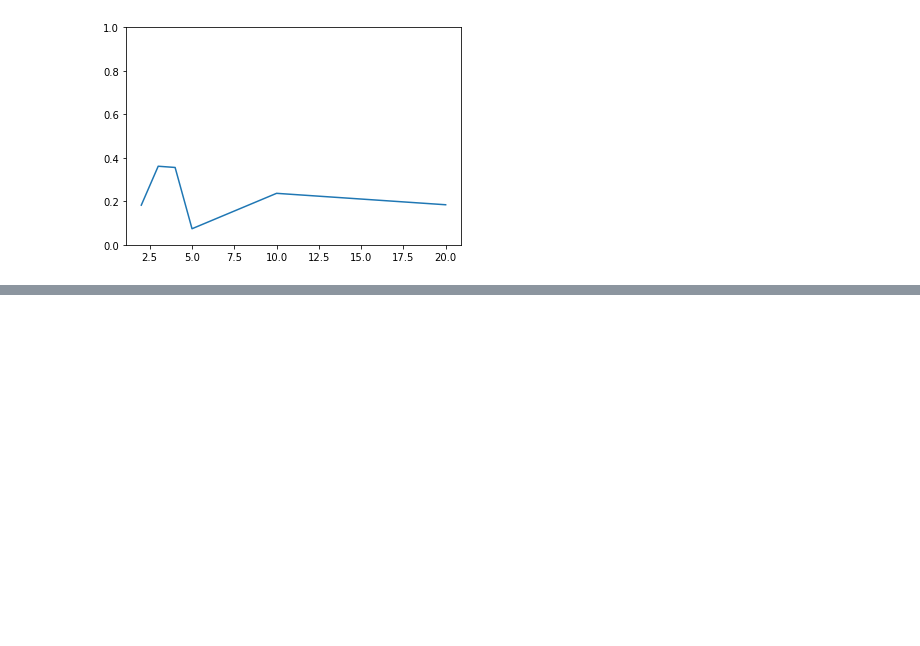
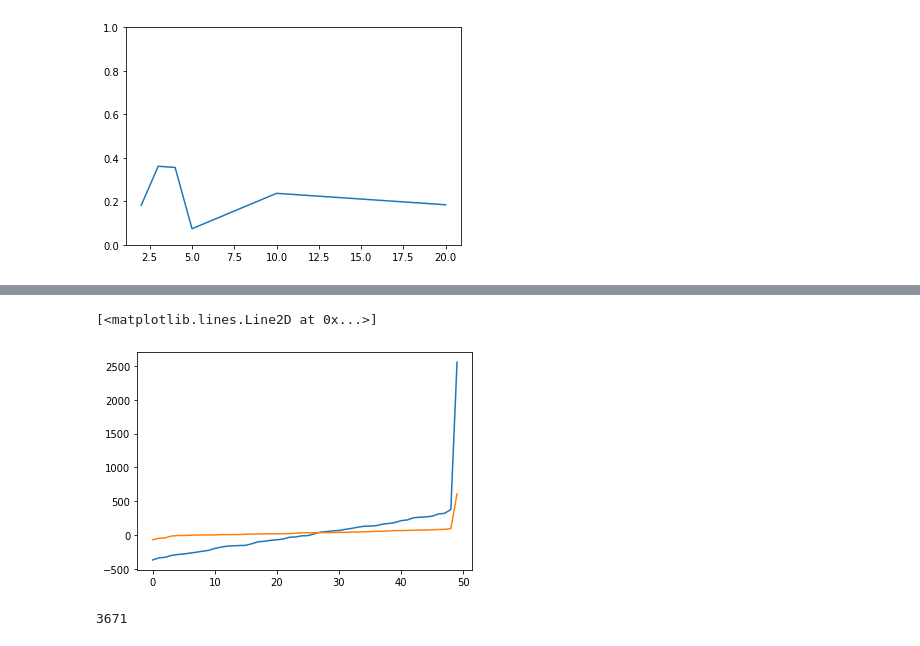
Before and after one commit to ALuchinsky/-Fall2022_CS4170, a Jupyter notebook: analysis/final_analysis.ipynb, the cells around one changed output, grey strips where cells are left out. Cells and saved outputs as stored; diff of their text form; code cells hidden in the pictures; blank space fills up the shorter version.

```diff
--- a/analysis/final_analysis.ipynb
+++ b/analysis/final_analysis.ipynb
@@ -123,0 +151,11 @@ plt.ylim(0,1)
+# %%
+eigs = np.sort(np.linalg.eig(AA)[0])
+plt.plot(eigs)
+plt.plot(np.sort(np.diag(AA)))
+# %% [output]
+[<matplotlib.lines.Line2D at 0x...>]
+[figure, added]
+# %%
+max(nums)
+# %% [output]
+3671
```
Also changed, not shown: parts of 13 cells of this notebook, 1 other file.
